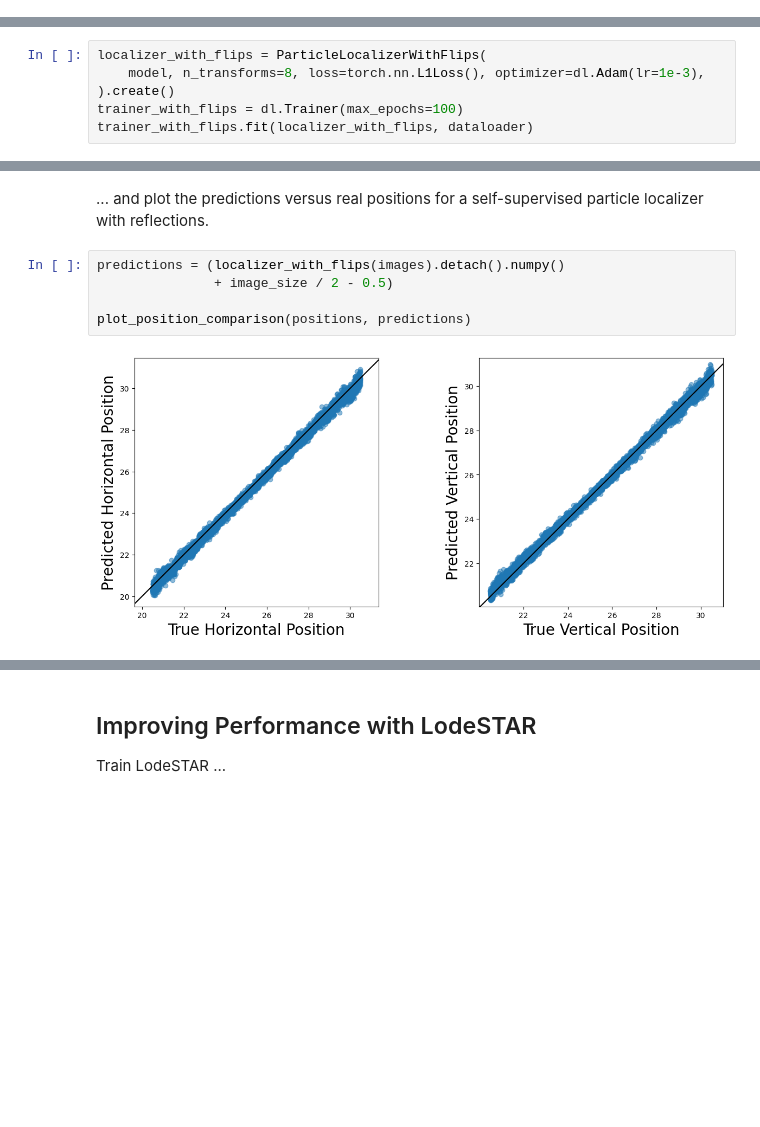
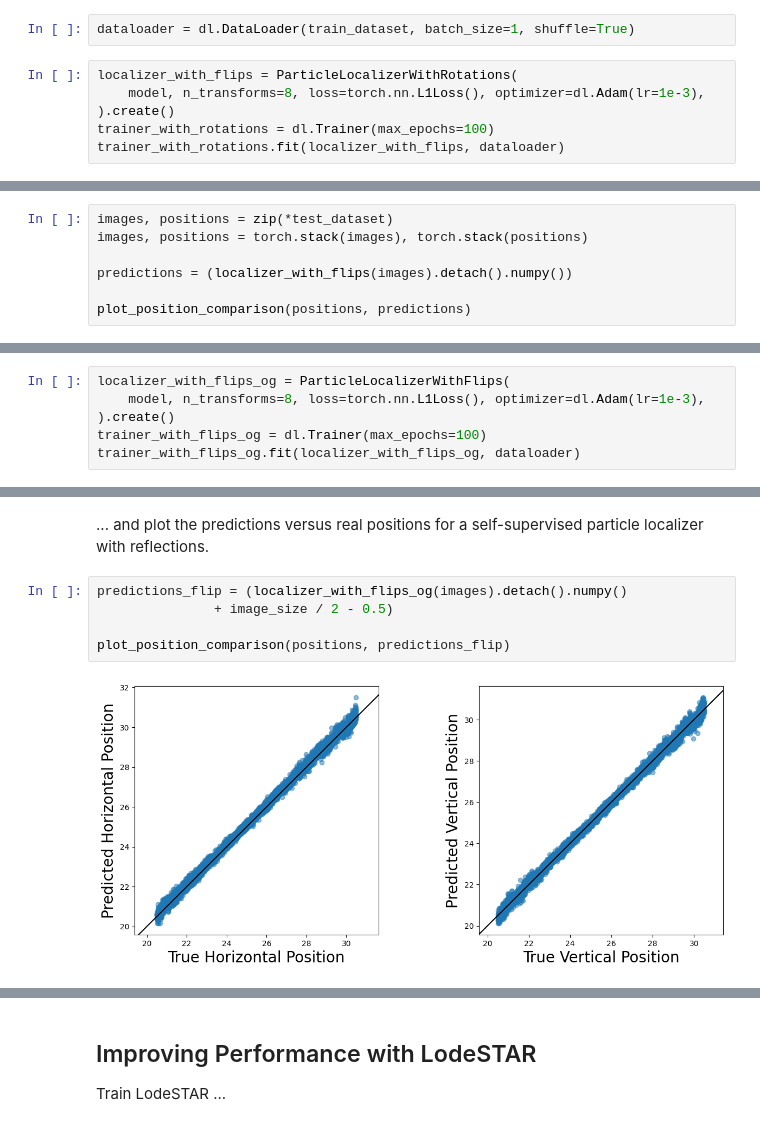
Before and after one commit to akhandait/advanced-machine-learning-with-neural-networks-homeworks, a Jupyter notebook: homeworks/hw3_problem1.ipynb, the cells around one changed output, grey strips where cells are left out. Saved outputs shown, nothing was run; the diff lists cells and outputs as text; blank space fills up the shorter version.

```diff
--- a/homeworks/hw3_problem1.ipynb
+++ b/homeworks/hw3_problem1.ipynb
@@ -228,0 +281,8 @@ plot_position_comparison(positions, predictions_with_difference)
+# %%
+dataloader = dl.DataLoader(train_dataset, batch_size=1, shuffle=True)
+# %%
+localizer_with_flips = ParticleLocalizerWithRotations(
+    model, n_transforms=8, loss=torch.nn.L1Loss(), optimizer=dl.Adam(lr=1e-3),
+).create()
+trainer_with_rotations = dl.Trainer(max_epochs=100)
+trainer_with_rotations.fit(localizer_with_flips, dataloader)
@@ -228,0 +309,7 @@ plot_position_comparison(positions, predictions_with_difference)
+# %%
+images, positions = zip(*test_dataset)
+images, positions = torch.stack(images), torch.stack(positions)
+
+predictions = (localizer_with_flips(images).detach().numpy())
+
+plot_position_comparison(positions, predictions)
@@ -272,9 +361,9 @@ class ParticleLocalizerWithFlips(ParticleLocalizer):
 # %% [markdown]
 ... train a self-supervised particle localizer with flipping transformations ...
 # %%
-localizer_with_flips = ParticleLocalizerWithFlips(
+localizer_with_flips_og = ParticleLocalizerWithFlips(
     model, n_transforms=8, loss=torch.nn.L1Loss(), optimizer=dl.Adam(lr=1e-3),
 ).create()
-trainer_with_flips = dl.Trainer(max_epochs=100)
-trainer_with_flips.fit(localizer_with_flips, dataloader)
+trainer_with_flips_og = dl.Trainer(max_epochs=100)
+trainer_with_flips_og.fit(localizer_with_flips_og, dataloader)
 # %% [output]
@@ -298,9 +387,9 @@ INFO:
 # %% [markdown]
 ... and plot the predictions versus real positions for a self-supervised particle localizer with reflections.
 # %%
-predictions = (localizer_with_flips(images).detach().numpy()
+predictions_flip = (localizer_with_flips_og(images).detach().numpy()
                + image_size / 2 - 0.5)
 
-plot_position_comparison(positions, predictions)
+plot_position_comparison(positions, predictions_flip)
 # %% [output]
-[figure, old version]
+[figure, new version]
```
Also changed, not shown: parts of 28 cells of this notebook.
